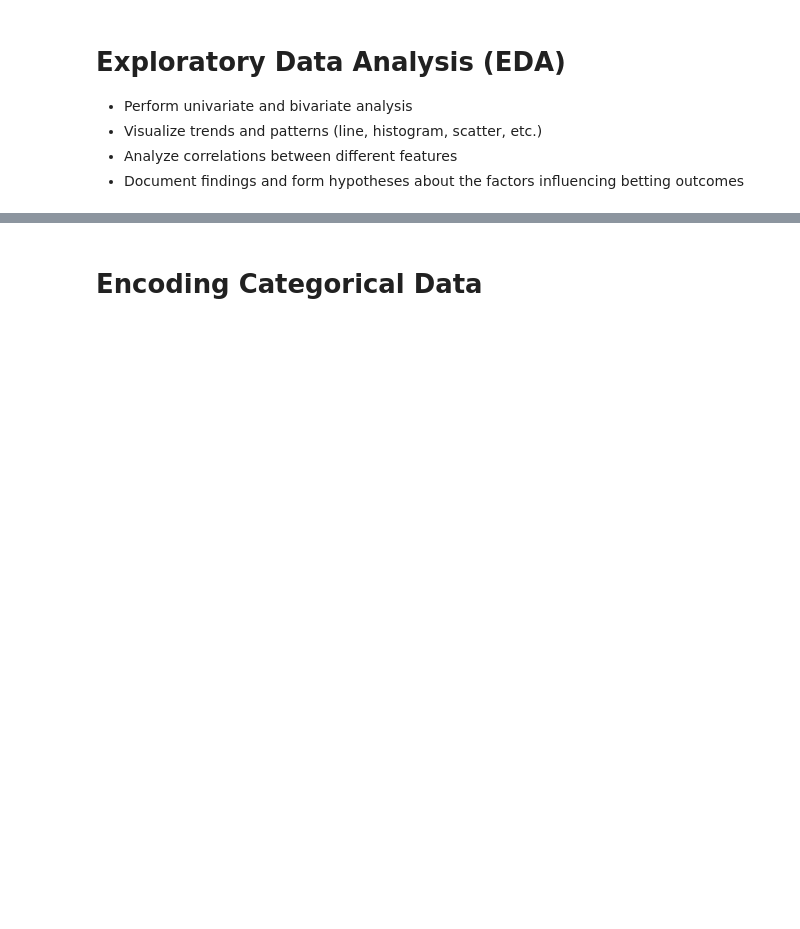
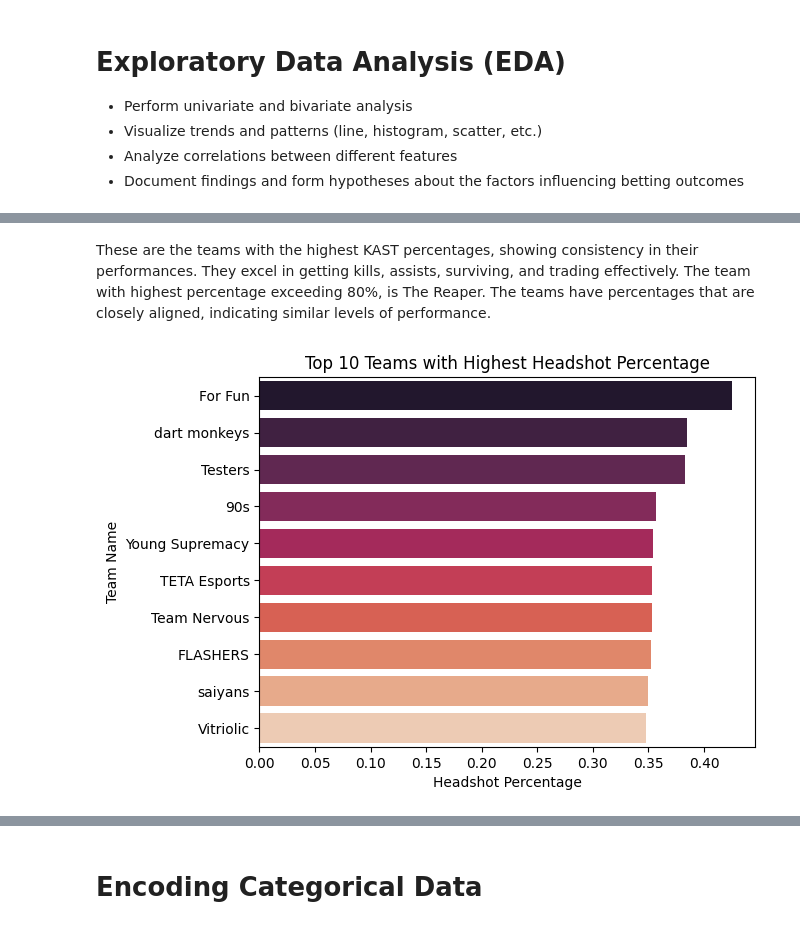
Before and after one commit to rimvelvet31/vct_predictive_model, a Jupyter notebook: notebook.ipynb, the cells around one changed output, grey strips where cells are left out. Cells and saved outputs as stored; diff of their text form; code cells hidden in the pictures; blank space fills up the shorter version.

```diff
--- a/notebook.ipynb
+++ b/notebook.ipynb
@@ -576,0 +603,6 @@ vct_2021_2024.head()
+# %% [markdown]
+These are the teams with the highest KAST percentages, showing consistency in their performances. They excel in getting kills, assists, surviving, and trading effectively. The team with highest percentage exceeding 80%, is The Reaper. The teams have percentages that are closely aligned, indicating similar levels of performance.
+# %%
+plot_top_teams(eda, 'Headshot%', 'Top 10 Teams with Highest Headshot Percentage', 'Headshot Percentage')
+# %% [output]
+[figure, added]
```
Also changed, not shown: parts of 29 cells of this notebook.
